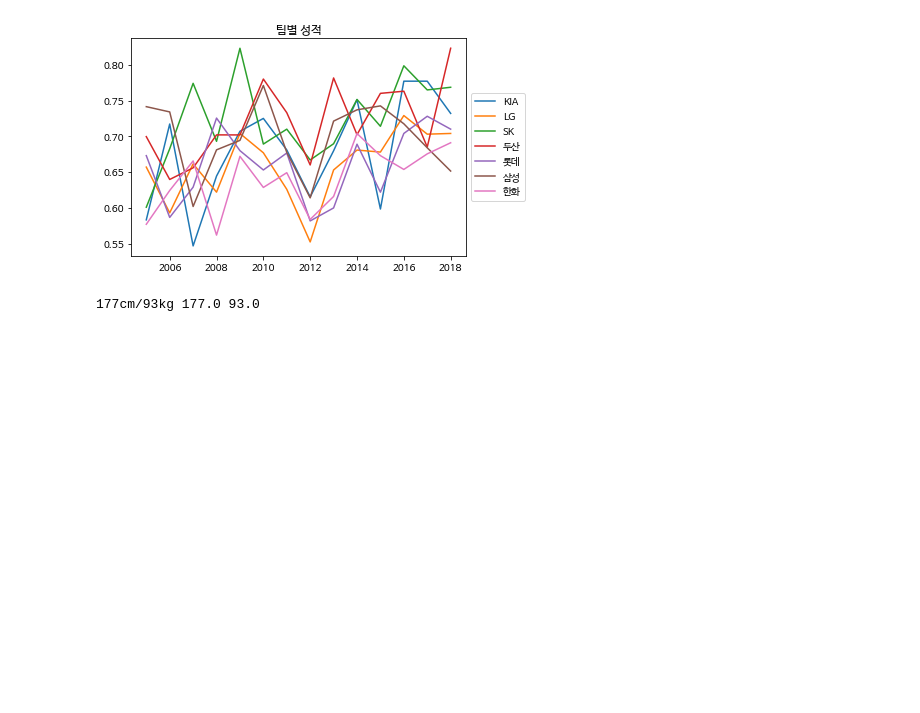
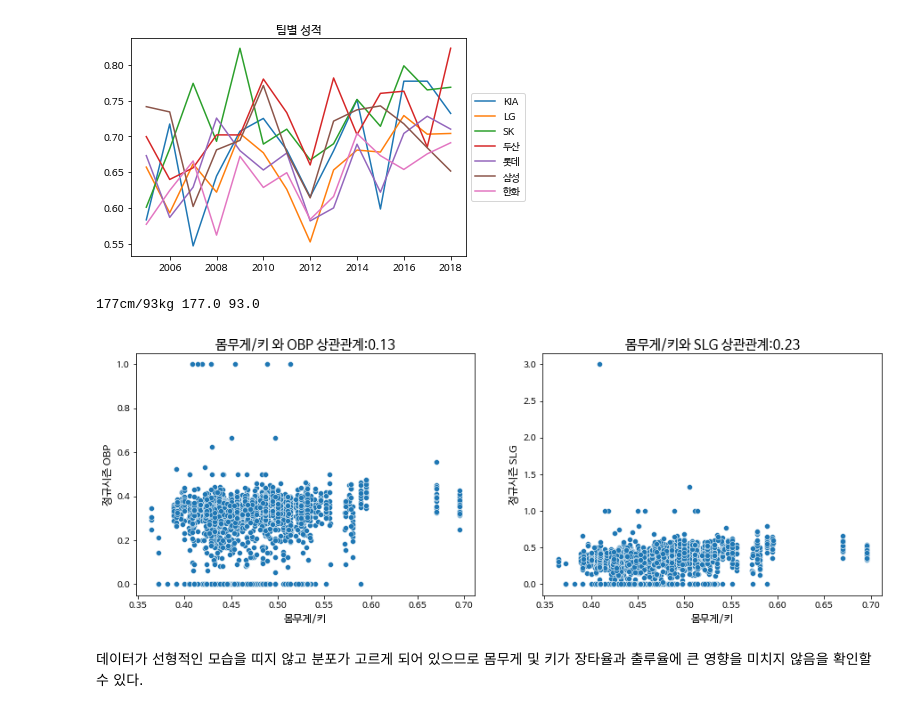
Before and after one commit to cyan9212/Dacon_KBO_Batter_OPS, a Jupyter notebook: KBO_타자_OPS예측.ipynb, the cells around one changed output. Drawn from its saved outputs; the diff is of its cells as text; code cells hidden in the pictures; blank space fills up the shorter version.

```diff
--- a/KBO_타자_OPS예측.ipynb
+++ b/KBO_타자_OPS예측.ipynb
@@ -199,3 +225,31 @@ regular_season_df['height'] = regular_season_df['height/weight'].apply(lambda x:
 print(regular_season_df['height/weight'][0], regular_season_df['height'][0], regular_season_df['weight'][0])
 # %% [output]
 177cm/93kg 177.0 93.0
+# %%
+# 몸무게/키 계산
+regular_season_df['weight_per_height'] = regular_season_df['weight'] / regular_season_df['height']
+
+# 그래프 크기 조정
+plt.figure(figsize=(15, 5))
+
+# 몸무게/키와 OBP의 상관관계 계산
+plt.subplot(1, 2, 1)
+correlation = regular_season_df['weight_per_height'].corr(regular_season_df['OBP'])
+sns.scatterplot(x = regular_season_df['weight_per_height'], y = regular_season_df['OBP'])
+plt.title('몸무게/키 와 OBP 상관관계:' + str(np.round(correlation, 2)), fontsize=15)
+plt.ylabel('정규시즌 OBP', fontsize=12)
+plt.xlabel('몸무게/키', fontsize=12)
+
+# 몸무게/키와 SLG의 상관관계 계산
+plt.subplot(1, 2, 2)
+correlation = regular_season_df['weight_per_height'].corr(regular_season_df['SLG'])
+sns.scatterplot(x = regular_season_df['weight_per_height'], y = regular_season_df['SLG'])
+plt.title('몸무게/키와 SLG 상관관계:' + str(np.round(correlation, 2)), fontsize=15)
+plt.xlabel('몸무게/키', fontsize=12)
+plt.ylabel('정규시즌 SLG', fontsize=12)
+
+plt.show()
+# %% [output]
+[figure, added]
+# %% [markdown]
+데이터가 선형적인 모습을 띠지 않고 분포가 고르게 되어 있으므로 몸무게 및 키가 장타율과 출루율에 큰 영향을 미치지 않음을 확인할 수 있다.
```
Also changed, not shown: parts of 6 cells of this notebook.
